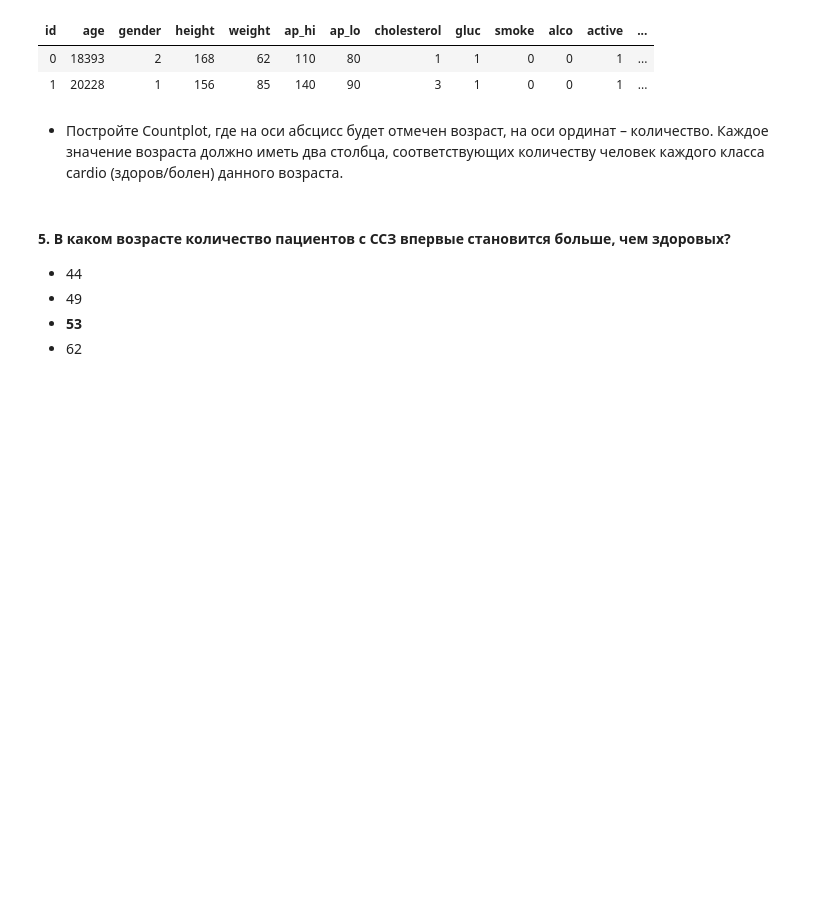
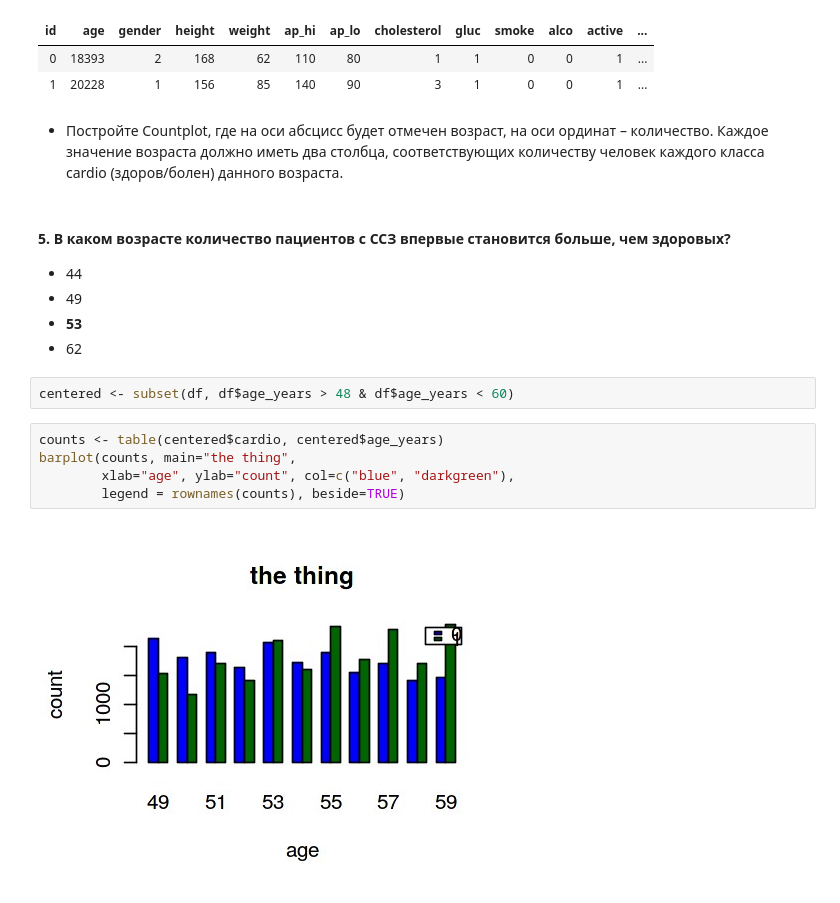
Before and after one commit to reginashay/cs102, a Jupyter notebook: homework11/R2.ipynb, the cells around one changed output. Drawn from its saved outputs; the diff is of its cells as text; blank space fills up the shorter version.

```diff
--- a/homework11/R2.ipynb
+++ b/homework11/R2.ipynb
@@ -203,3 +207,12 @@ head(df, 2)
 - 49
 - <b>53</b>
 - 62
+# %%
+centered <- subset(df, df$age_years > 48 & df$age_years < 60)
+# %%
+counts <- table(centered$cardio, centered$age_years)
+barplot(counts, main="the thing",
+        xlab="age", ylab="count", col=c("blue", "darkgreen"),
+        legend = rownames(counts), beside=TRUE)
+# %% [output]
+[figure, added]
```
Also changed, not shown: parts of 4 cells of this notebook.
